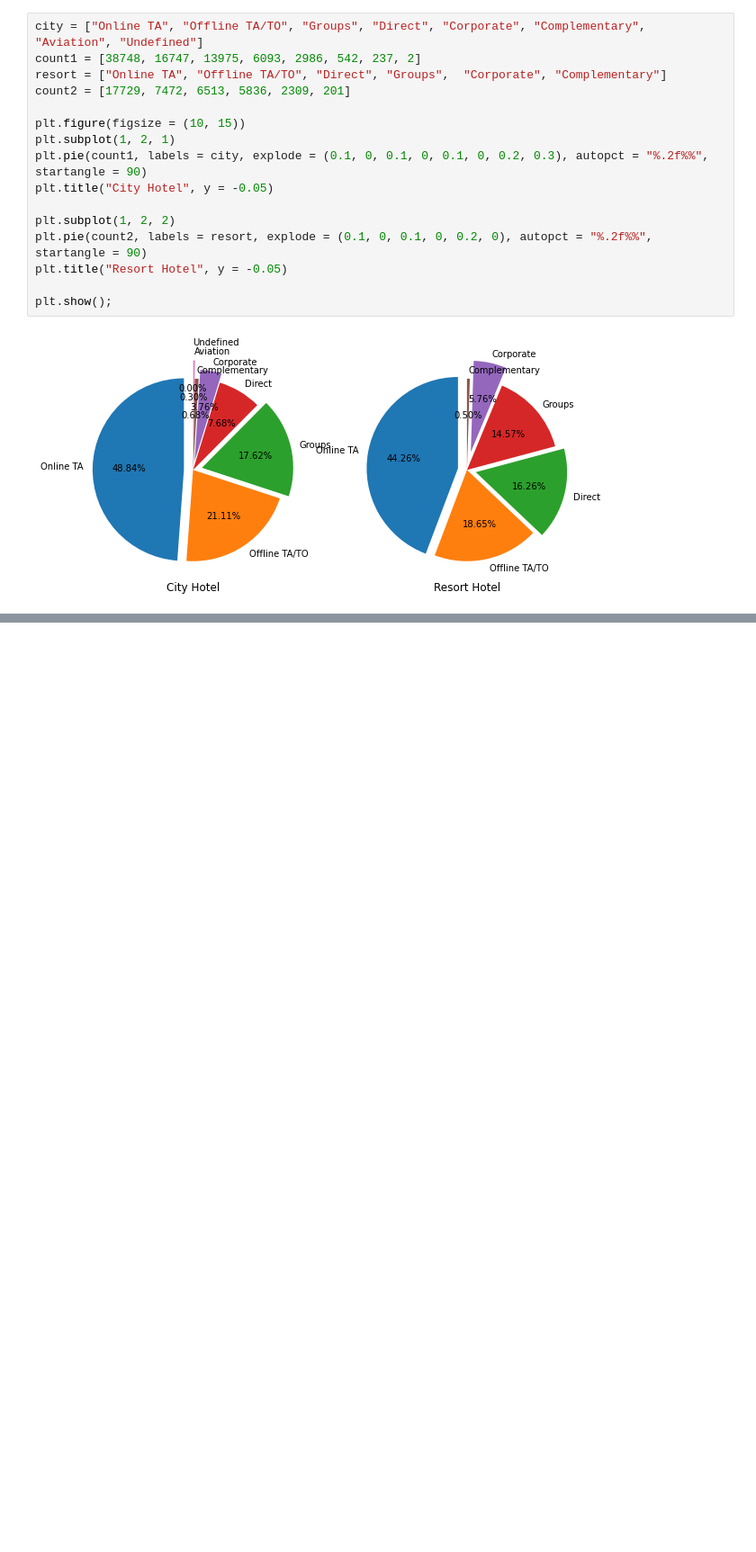
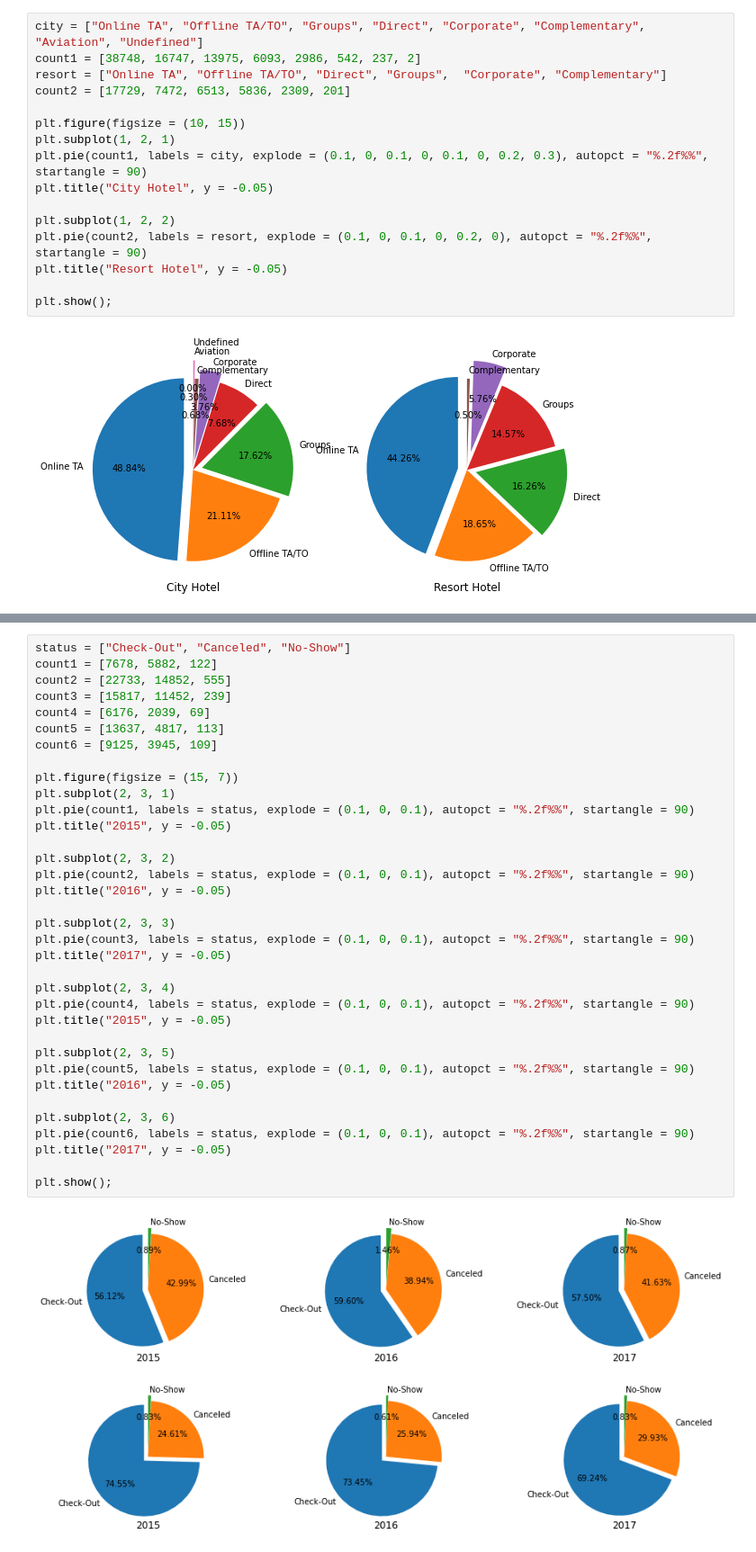
Before and after one commit to abhilashs1/Hotel_booking, a Jupyter notebook: HotelBookings.ipynb, the cells around one changed output, grey strips where cells are left out. Shown at 90% size. Saved outputs shown, nothing was run; the diff lists cells and outputs as text; blank space fills up the shorter version.

Commit message:
Commit 7, Reservation status Full

```diff
--- a/HotelBookings.ipynb
+++ b/HotelBookings.ipynb
@@ -616,0 +640,37 @@ plt.show();
+# %%
+status = ["Check-Out", "Canceled", "No-Show"]
+count1 = [7678, 5882, 122]
+count2 = [22733, 14852, 555]
+count3 = [15817, 11452, 239]
+count4 = [6176, 2039, 69]
+count5 = [13637, 4817, 113]
+count6 = [9125, 3945, 109]
+
+plt.figure(figsize = (15, 7))
+plt.subplot(2, 3, 1)
+plt.pie(count1, labels = status, explode = (0.1, 0, 0.1), autopct = "%.2f%%", startangle = 90)
+plt.title("2015", y = -0.05)
+
+plt.subplot(2, 3, 2)
+plt.pie(count2, labels = status, explode = (0.1, 0, 0.1), autopct = "%.2f%%", startangle = 90)
+plt.title("2016", y = -0.05)
+
+plt.subplot(2, 3, 3)
+plt.pie(count3, labels = status, explode = (0.1, 0, 0.1), autopct = "%.2f%%", startangle = 90)
+plt.title("2017", y = -0.05)
+
+plt.subplot(2, 3, 4)
+plt.pie(count4, labels = status, explode = (0.1, 0, 0.1), autopct = "%.2f%%", startangle = 90)
+plt.title("2015", y = -0.05)
+
+plt.subplot(2, 3, 5)
+plt.pie(count5, labels = status, explode = (0.1, 0, 0.1), autopct = "%.2f%%", startangle = 90)
+plt.title("2016", y = -0.05)
+
+plt.subplot(2, 3, 6)
+plt.pie(count6, labels = status, explode = (0.1, 0, 0.1), autopct = "%.2f%%", startangle = 90)
+plt.title("2017", y = -0.05)
+
+plt.show();
+# %% [output]
+[figure, added]
```
Also changed, not shown: parts of 9 cells of this notebook.
